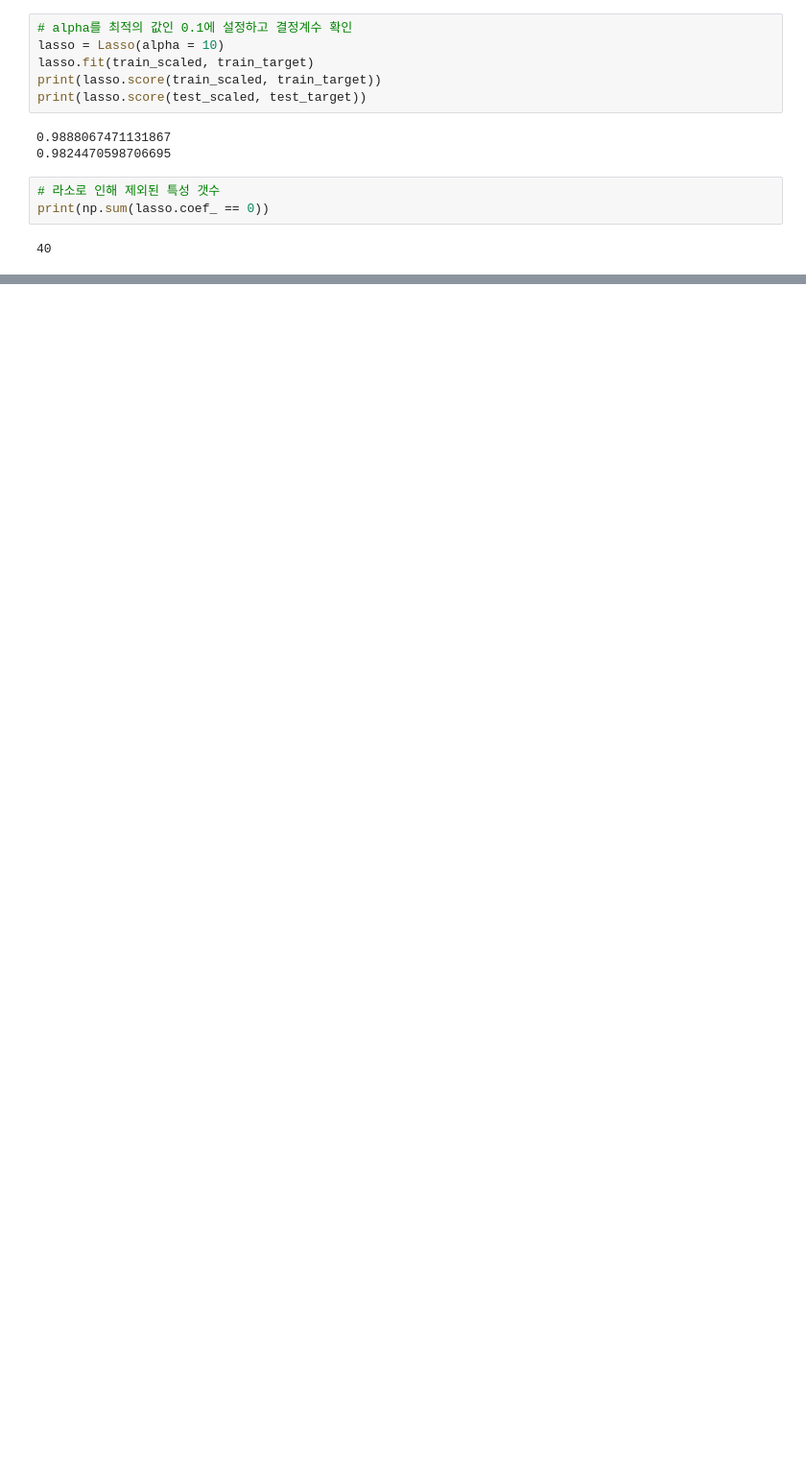
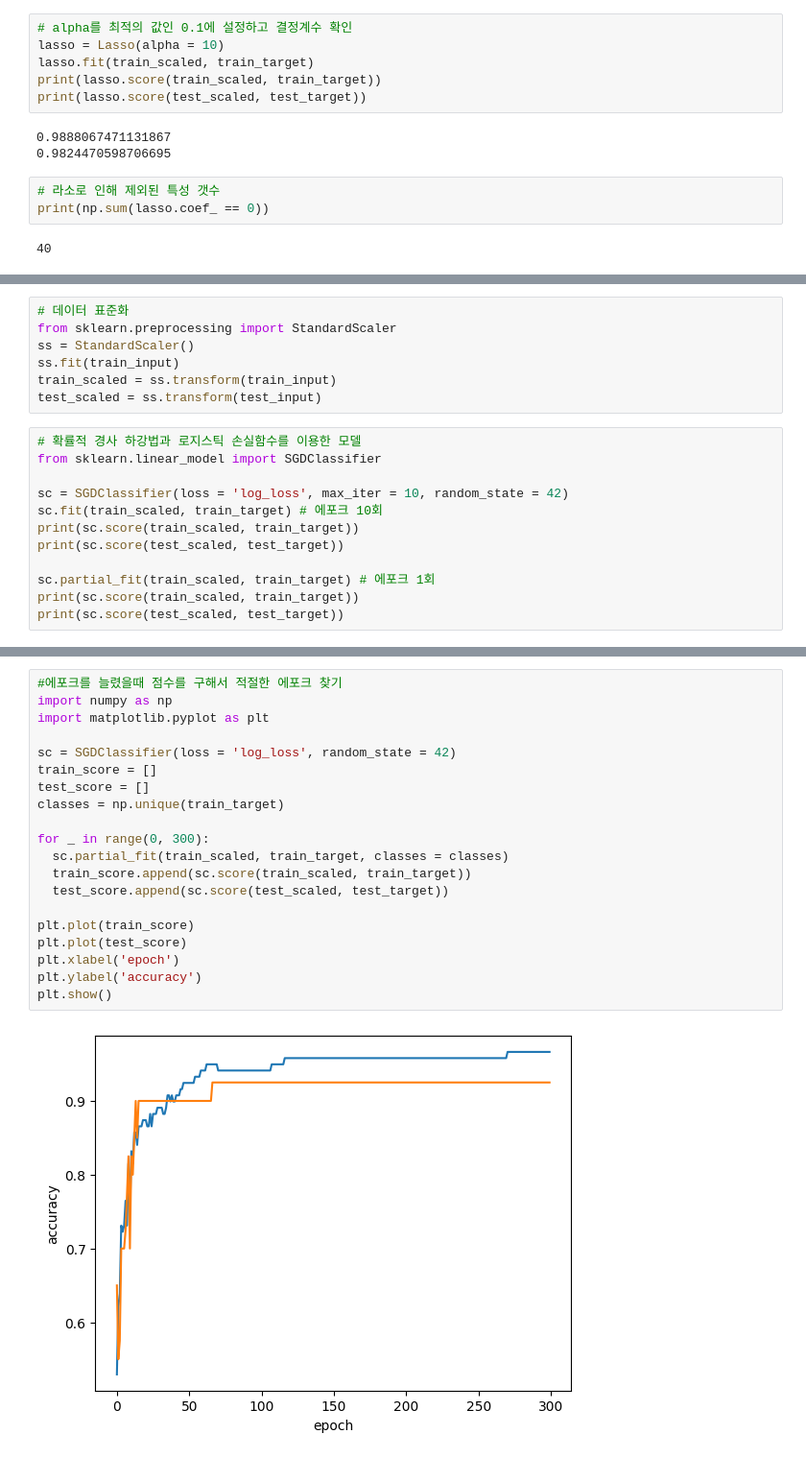
Before and after one commit to Juseong-Yu/hongonmachine, a Jupyter notebook: 혼공머신.ipynb, the cells around one changed output, grey strips where cells are left out. Shown: that part at 96% size. Saved outputs shown, nothing was run; the diff lists cells and outputs as text; blank space fills up the shorter version.

```diff
--- a/혼공머신.ipynb
+++ b/혼공머신.ipynb
@@ -702,0 +873,19 @@ print(np.sum(lasso.coef_ == 0))
+# %%
+# 데이터 표준화
+from sklearn.preprocessing import StandardScaler
+ss = StandardScaler()
+ss.fit(train_input)
+train_scaled = ss.transform(train_input)
+test_scaled = ss.transform(test_input)
+# %%
+# 확률적 경사 하강법과 로지스틱 손실함수를 이용한 모델
+from sklearn.linear_model import SGDClassifier
+
+sc = SGDClassifier(loss = 'log_loss', max_iter = 10, random_state = 42)
+sc.fit(train_scaled, train_target) # 에포크 10회
+print(sc.score(train_scaled, train_target))
+print(sc.score(test_scaled, test_target))
+
+sc.partial_fit(train_scaled, train_target) # 에포크 1회
+print(sc.score(train_scaled, train_target))
+print(sc.score(test_scaled, test_target))
@@ -702,0 +897,22 @@ print(np.sum(lasso.coef_ == 0))
+# %%
+#에포크를 늘렸을때 점수를 구해서 적절한 에포크 찾기
+import numpy as np
+import matplotlib.pyplot as plt
+
+sc = SGDClassifier(loss = 'log_loss', random_state = 42)
+train_score = []
+test_score = []
+classes = np.unique(train_target)
+
+for _ in range(0, 300):
+  sc.partial_fit(train_scaled, train_target, classes = classes)
+  train_score.append(sc.score(train_scaled, train_target))
+  test_score.append(sc.score(test_scaled, test_target))
+
+plt.plot(train_score)
+plt.plot(test_score)
+plt.xlabel('epoch')
+plt.ylabel('accuracy')
+plt.show()
+# %% [output]
+[figure, added]
```
Also changed, not shown: parts of 21 cells of this notebook.
